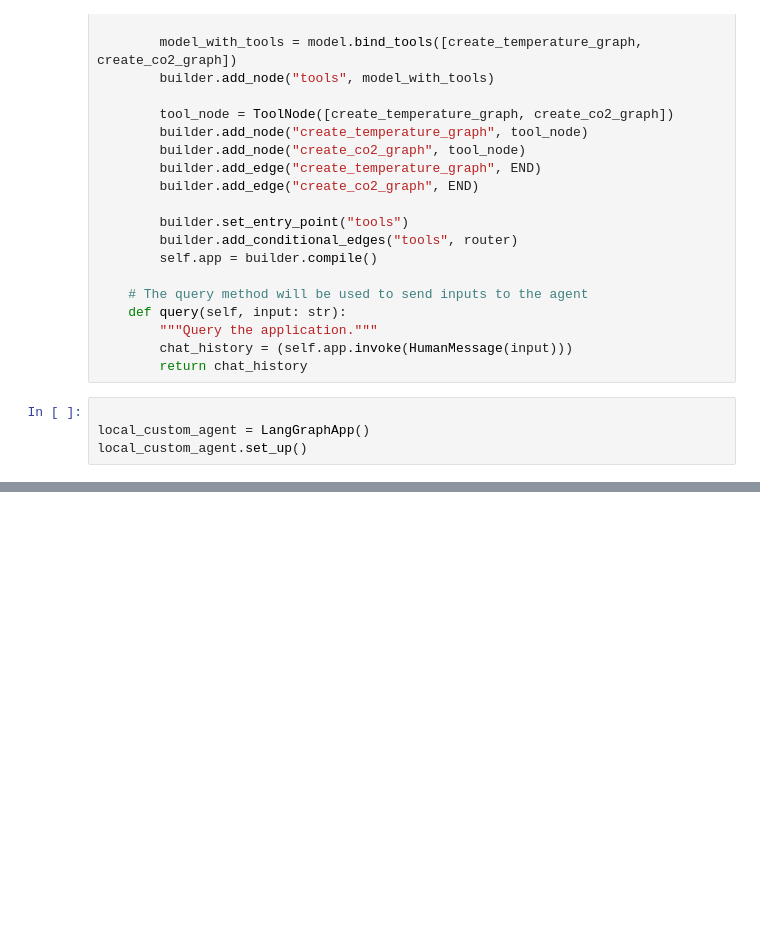
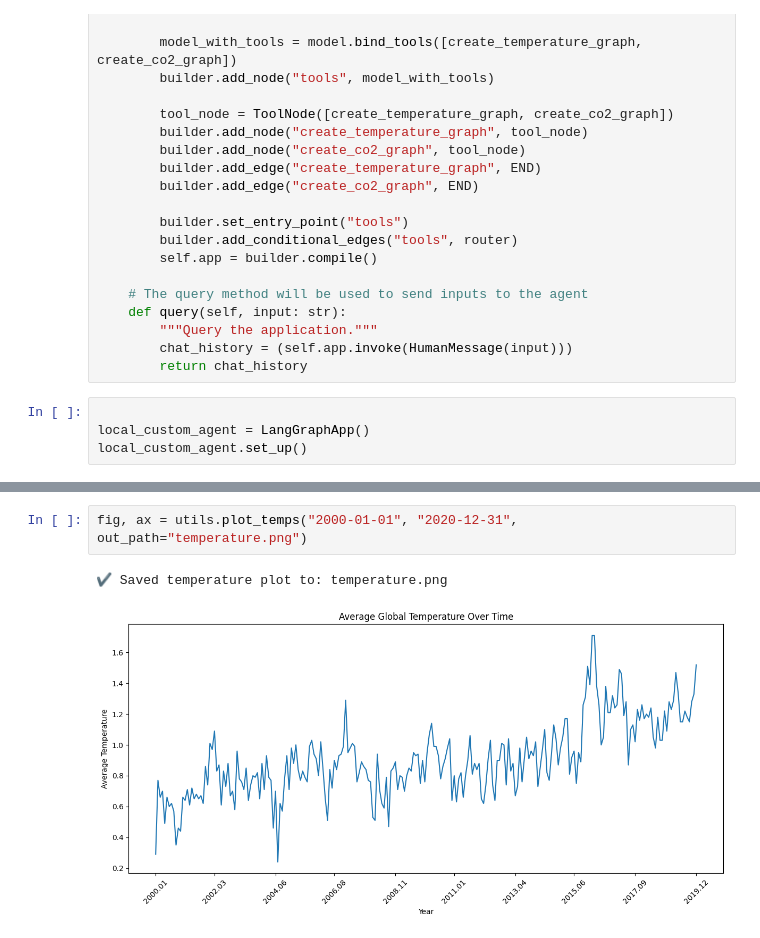
Before and after one commit to Mithra-Lumina/rag_hackathon, a Jupyter notebook: agents.ipynb, the cells around one changed output, grey strips where cells are left out. Drawn from its saved outputs; the diff is of its cells as text; blank space fills up the shorter version.

Commit message:
Agentic logic for generating CO2 and temperature plot added

```diff
--- a/agents.ipynb
+++ b/agents.ipynb
@@ -101,0 +103,5 @@ response
+# %%
+fig, ax = utils.plot_temps("2000-01-01", "2020-12-31", out_path="temperature.png")
+# %% [output]
+✔️ Saved temperature plot to: temperature.png
+[figure, added]
```
Also changed, not shown: parts of 4 cells of this notebook, 46 other files.
